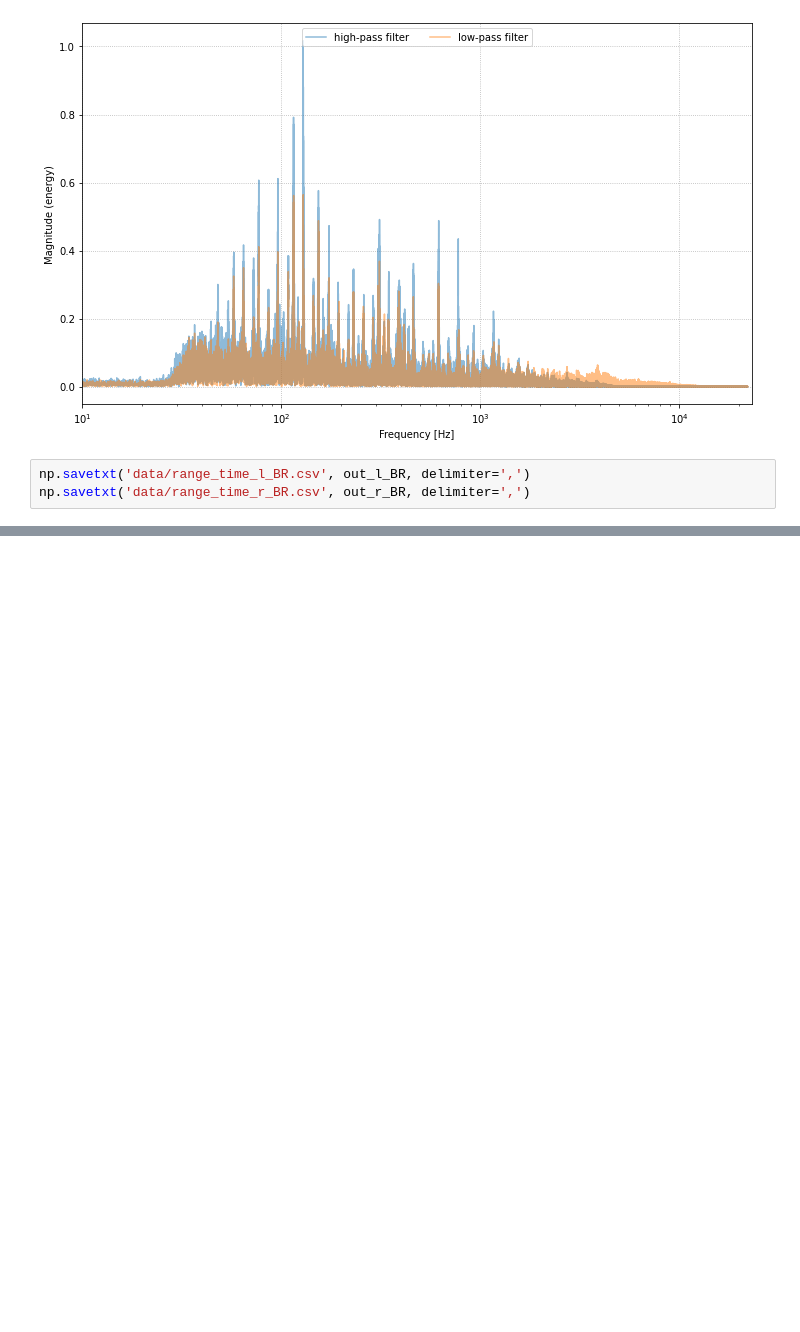
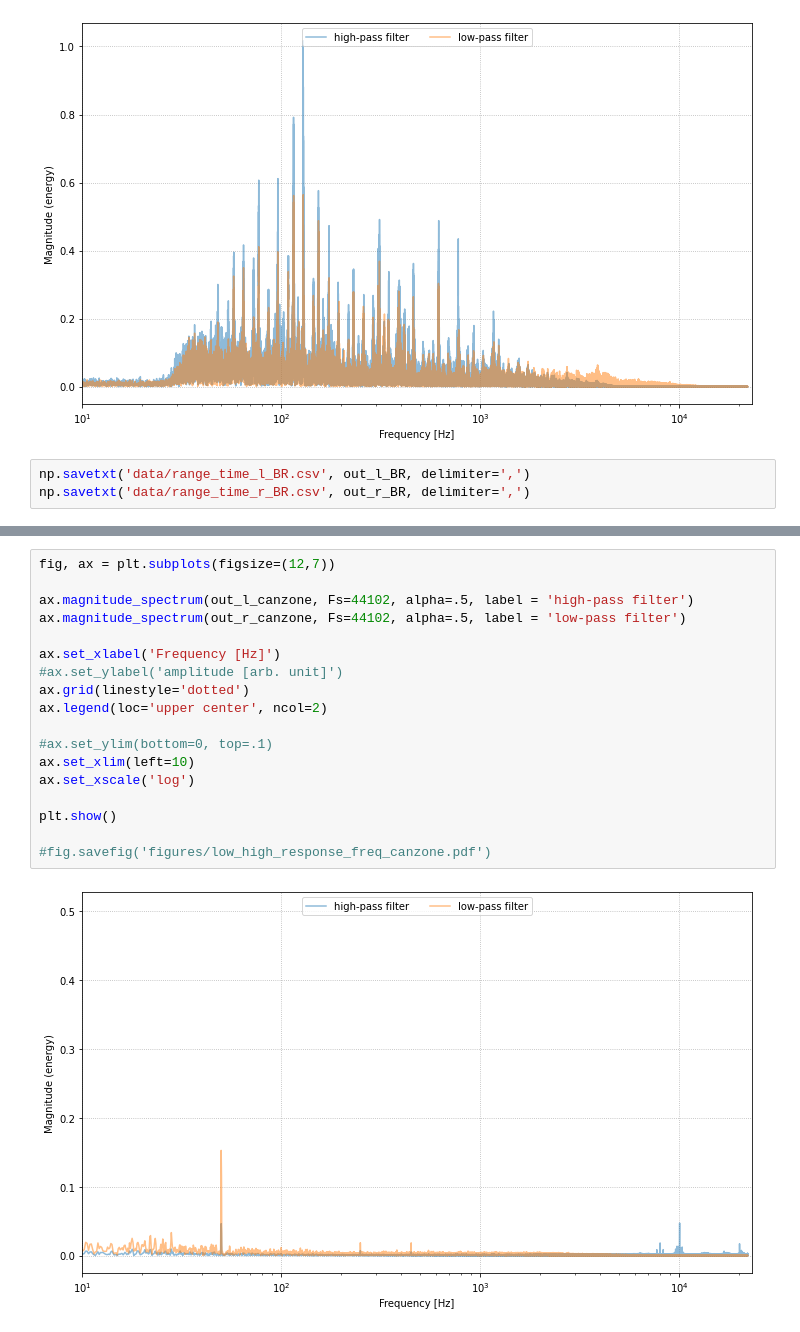
Before and after one commit to aidinattar/PMOD-FIR-filter-VHDL, a Jupyter notebook: Project.ipynb, the cells around one changed output, grey strips where cells are left out. Saved outputs shown, nothing was run; the diff lists cells and outputs as text; blank space fills up the shorter version.

```diff
--- a/Project.ipynb
+++ b/Project.ipynb
@@ -546,0 +507,20 @@ np.savetxt('data/range_time_r_BR.csv', out_r_BR, delimiter=',')
+# %%
+fig, ax = plt.subplots(figsize=(12,7))
+
+ax.magnitude_spectrum(out_l_canzone, Fs=44102, alpha=.5, label = 'high-pass filter')
+ax.magnitude_spectrum(out_r_canzone, Fs=44102, alpha=.5, label = 'low-pass filter')
+
+ax.set_xlabel('Frequency [Hz]')
+#ax.set_ylabel('amplitude [arb. unit]')
+ax.grid(linestyle='dotted')
+ax.legend(loc='upper center', ncol=2)
+
+#ax.set_ylim(bottom=0, top=.1)
+ax.set_xlim(left=10)
+ax.set_xscale('log')
+
+plt.show()
+
+#fig.savefig('figures/low_high_response_freq_canzone.pdf')
+# %% [output]
+[figure, added]
```
Also changed, not shown: parts of 6 cells of this notebook, 4 other files.
